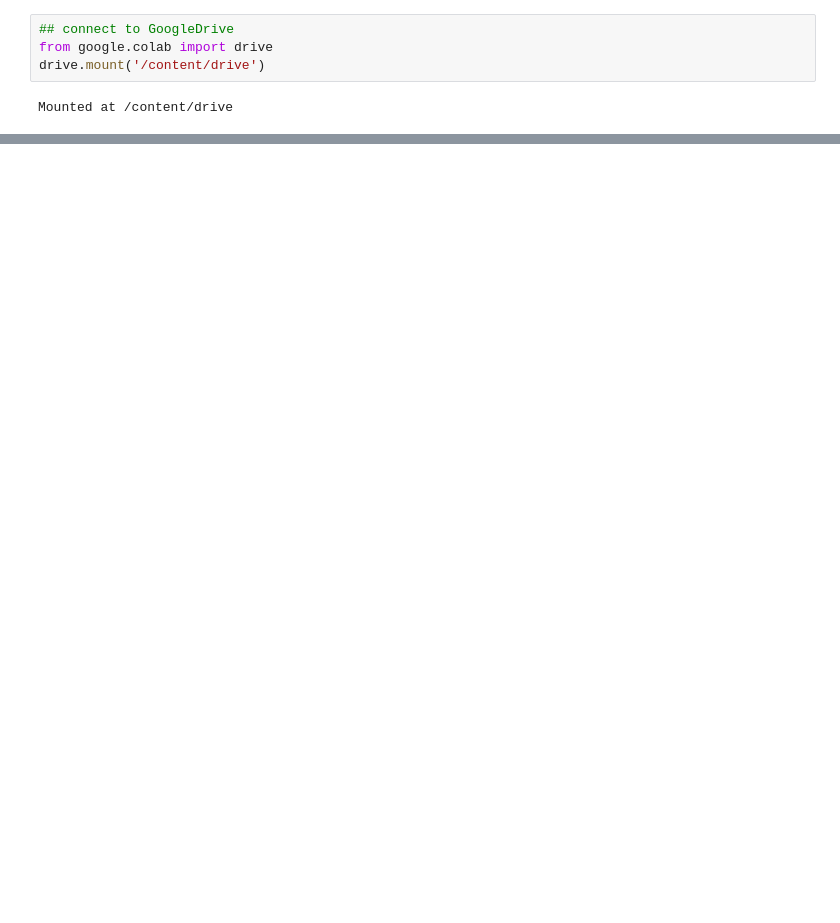
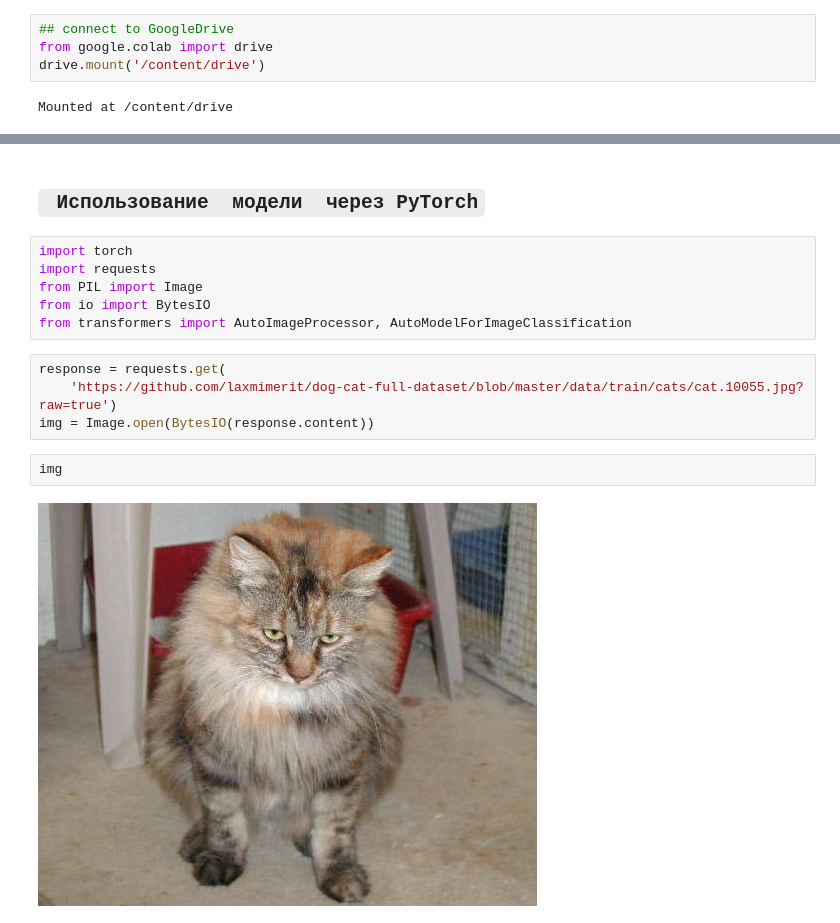
Before and after one commit to aminik/projects_GoogleColab, a Jupyter notebook: model_nn_transaction_huggingface_test1.ipynb, the cells around one changed output, grey strips where cells are left out. Saved outputs shown, nothing was run; the diff lists cells and outputs as text; blank space fills up the shorter version.

Commit message:
Test download model  from HuggingFace (ok) 2 ways

```diff
--- a/model_nn_transaction_huggingface_test1.ipynb
+++ b/model_nn_transaction_huggingface_test1.ipynb
@@ -28,0 +125,16 @@ Mounted at /content/drive
+# %% [markdown]
+## ` Использование  модели  через PyTorch`
+# %%
+import torch
+import requests
+from PIL import Image
+from io import BytesIO
+from transformers import AutoImageProcessor, AutoModelForImageClassification
+# %%
+response = requests.get(
+    'https://github.com/laxmimerit/dog-cat-full-dataset/blob/master/data/train/cats/cat.10055.jpg?raw=true')
+img = Image.open(BytesIO(response.content))
+# %%
+img
+# %% [output]
+[figure, added]
```
Also changed, not shown: parts of 27 cells of this notebook.
